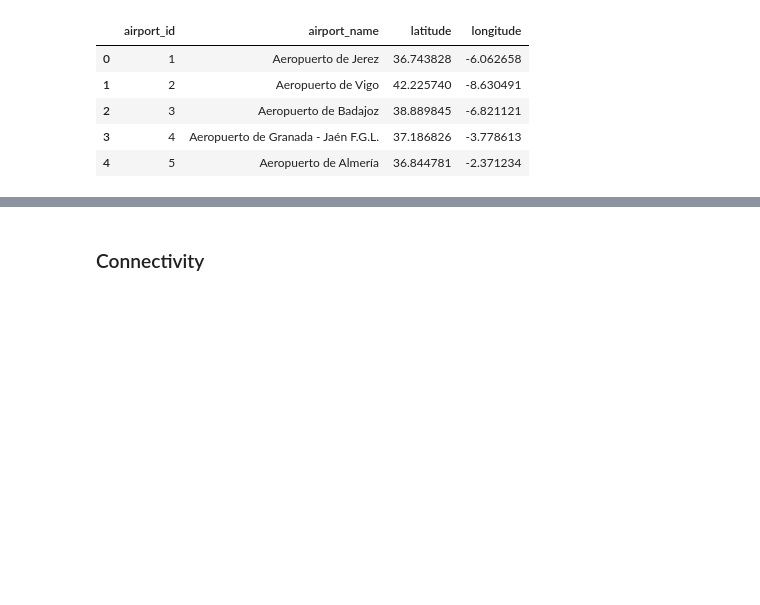
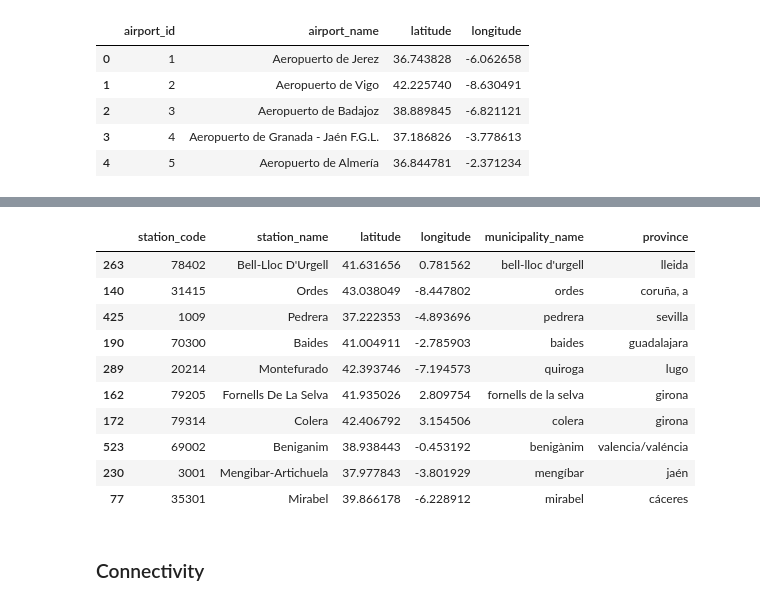
Before and after one commit to marimoysan/ml-pueblos, a Jupyter notebook: notebooks/eda_transport_connectivity.ipynb, the cells around one changed output, grey strips where cells are left out. Saved outputs shown, nothing was run; the diff lists cells and outputs as text; code cells hidden in the pictures; blank space fills up the shorter version.

```diff
--- a/notebooks/eda_transport_connectivity.ipynb
+++ b/notebooks/eda_transport_connectivity.ipynb
@@ -58,0 +61,9 @@ df_airports.to_csv("../data/processed/filtered_airports.csv", index=False)
+# %%
+df_trains = pd.read_csv("../data/raw/spanish_trains.csv", sep=";", decimal=",")
+df_trains = df_trains.drop(["PAIS", "C.P.", "DIRECCIÓN"], axis = 1)
+df_trains.rename(columns={" CÓDIGO": "station_code",
+                          "DESCRIPCION": "station_name",
+                          "LATITUD": "latitude",
+                          "POBLACION": "municipality_name",
+                          "PROVINCIA": "province",
+                          "LONGITUD": "longitude"}, inplace=True)
@@ -58,0 +92,18 @@ df_airports.to_csv("../data/processed/filtered_airports.csv", index=False)
+# %%
+df_trains['station_name'] = df_trains['station_name'].str.title()
+df_trains['municipality_name'] = df_trains['municipality_name'].str.lower()
+df_trains['province'] = df_trains['province'].str.lower()
+# %%
+df_trains.sample(10)
+# %% [output]
+|  | station_code | station_name | latitude | longitude | municipality_name | province |
+| 263 | 78402 | Bell-Lloc D'Urgell | 41.631656 | 0.781562 | bell-lloc d'urgell | lleida |
+| 140 | 31415 | Ordes | 43.038049 | -8.447802 | ordes | coruña, a |
+| 425 | 1009 | Pedrera | 37.222353 | -4.893696 | pedrera | sevilla |
+| 190 | 70300 | Baides | 41.004911 | -2.785903 | baides | guadalajara |
+| 289 | 20214 | Montefurado | 42.393746 | -7.194573 | quiroga | lugo |
+| 162 | 79205 | Fornells De La Selva | 41.935026 | 2.809754 | fornells de la selva | girona |
+| 172 | 79314 | Colera | 42.406792 | 3.154506 | colera | girona |
+| 523 | 69002 | Beniganim | 38.938443 | -0.453192 | benigànim | valencia/valéncia |
+| 230 | 3001 | Mengibar-Artichuela | 37.977843 | -3.801929 | mengíbar | jaén |
+| 77 | 35301 | Mirabel | 39.866178 | -6.228912 | mirabel | cáceres |
```
Also changed, not shown: parts of 12 cells of this notebook, 4 other files.
